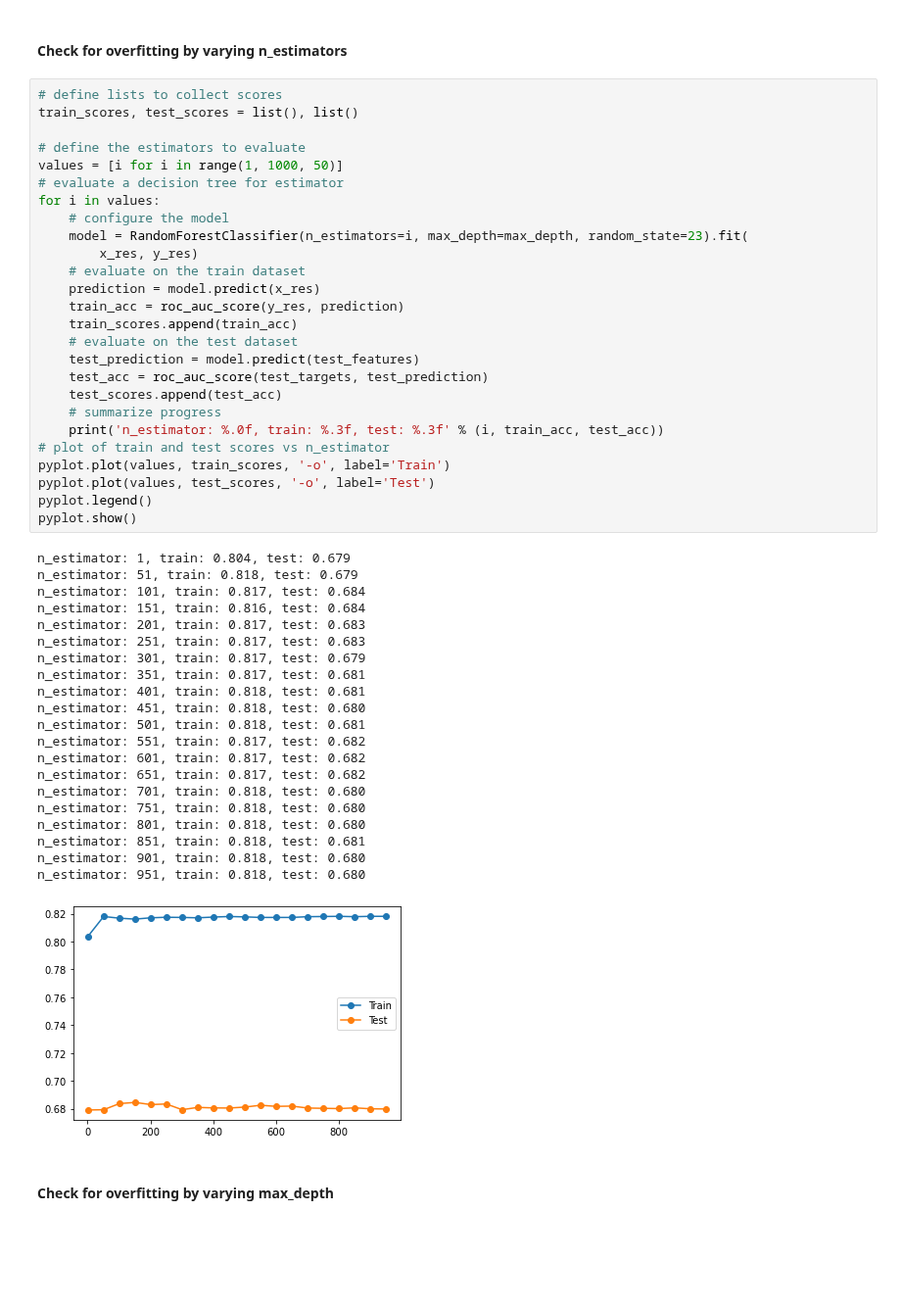
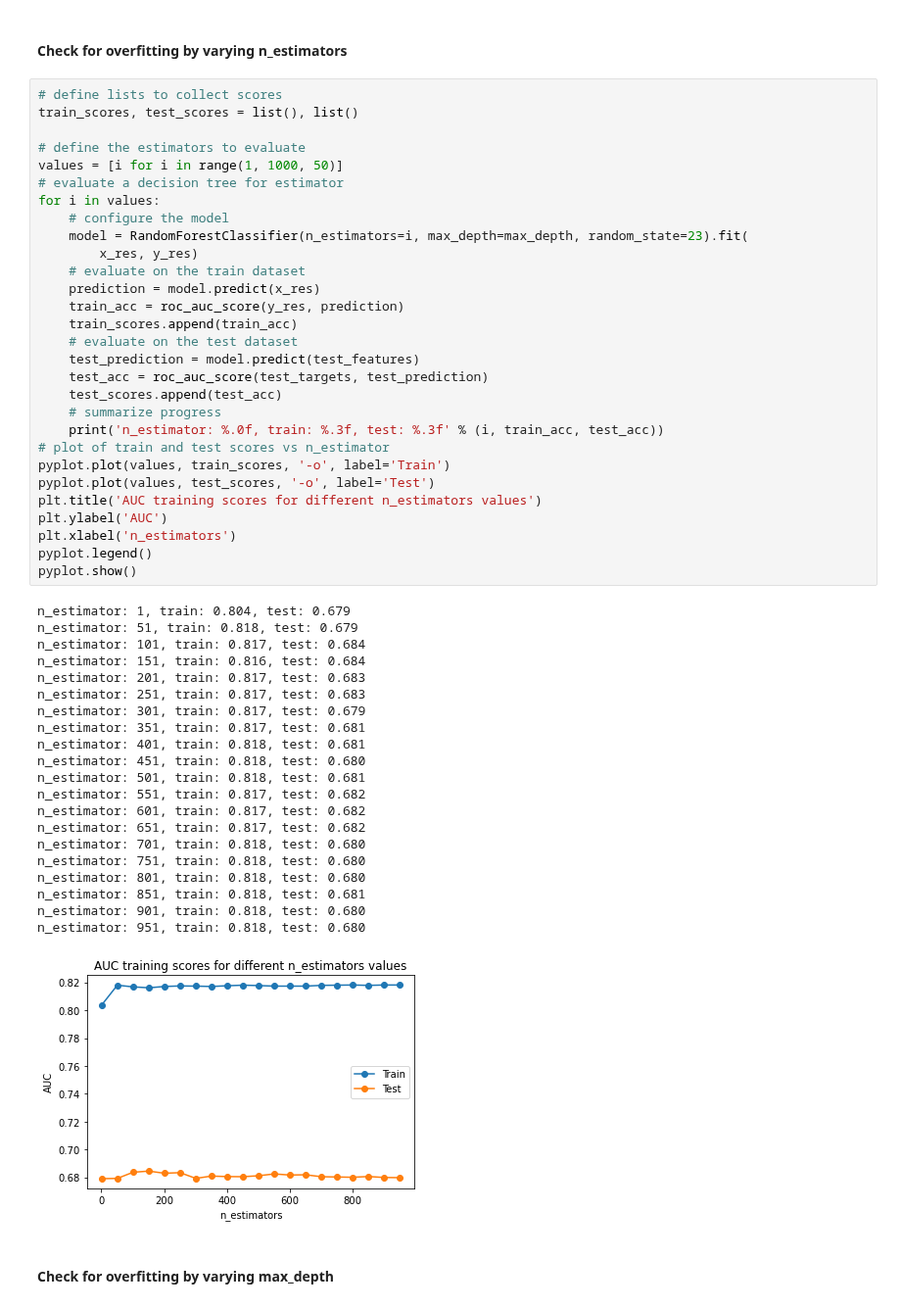
Before and after one commit to aojudo/seminar-marketing, a Jupyter notebook: random-forest.ipynb, the cells around one changed output. Shown at 98% size. Saved outputs shown, nothing was run; the diff lists cells and outputs as text; blank space fills up the shorter version.

```diff
--- a/random-forest.ipynb
+++ b/random-forest.ipynb
@@ -156,34 +156,37 @@ for i in values:
     test_acc = roc_auc_score(test_targets, test_prediction)
     test_scores.append(test_acc)
     # summarize progress
     print('n_estimator: %.0f, train: %.3f, test: %.3f' % (i, train_acc, test_acc))
 # plot of train and test scores vs n_estimator
 pyplot.plot(values, train_scores, '-o', label='Train')
 pyplot.plot(values, test_scores, '-o', label='Test')
+plt.title('AUC training scores for different n_estimators values')
+plt.ylabel('AUC')
+plt.xlabel('n_estimators')
 pyplot.legend()
 pyplot.show()
 # %% [output]
 n_estimator: 1, train: 0.804, test: 0.679
 n_estimator: 51, train: 0.818, test: 0.679
 n_estimator: 101, train: 0.817, test: 0.684
 n_estimator: 151, train: 0.816, test: 0.684
 n_estimator: 201, train: 0.817, test: 0.683
 n_estimator: 251, train: 0.817, test: 0.683
 n_estimator: 301, train: 0.817, test: 0.679
 n_estimator: 351, train: 0.817, test: 0.681
 n_estimator: 401, train: 0.818, test: 0.681
 n_estimator: 451, train: 0.818, test: 0.680
 n_estimator: 501, train: 0.818, test: 0.681
 n_estimator: 551, train: 0.817, test: 0.682
 n_estimator: 601, train: 0.817, test: 0.682
 n_estimator: 651, train: 0.817, test: 0.682
 n_estimator: 701, train: 0.818, test: 0.680
 n_estimator: 751, train: 0.818, test: 0.680
 n_estimator: 801, train: 0.818, test: 0.680
 n_estimator: 851, train: 0.818, test: 0.681
 n_estimator: 901, train: 0.818, test: 0.680
 n_estimator: 951, train: 0.818, test: 0.680
-[figure, old version]
+[figure, new version]
 # %% [markdown]
 #### Check for overfitting by varying max_depth
 # %%
```
Also changed, not shown: parts of 1 cell of this notebook, 1 other file.
